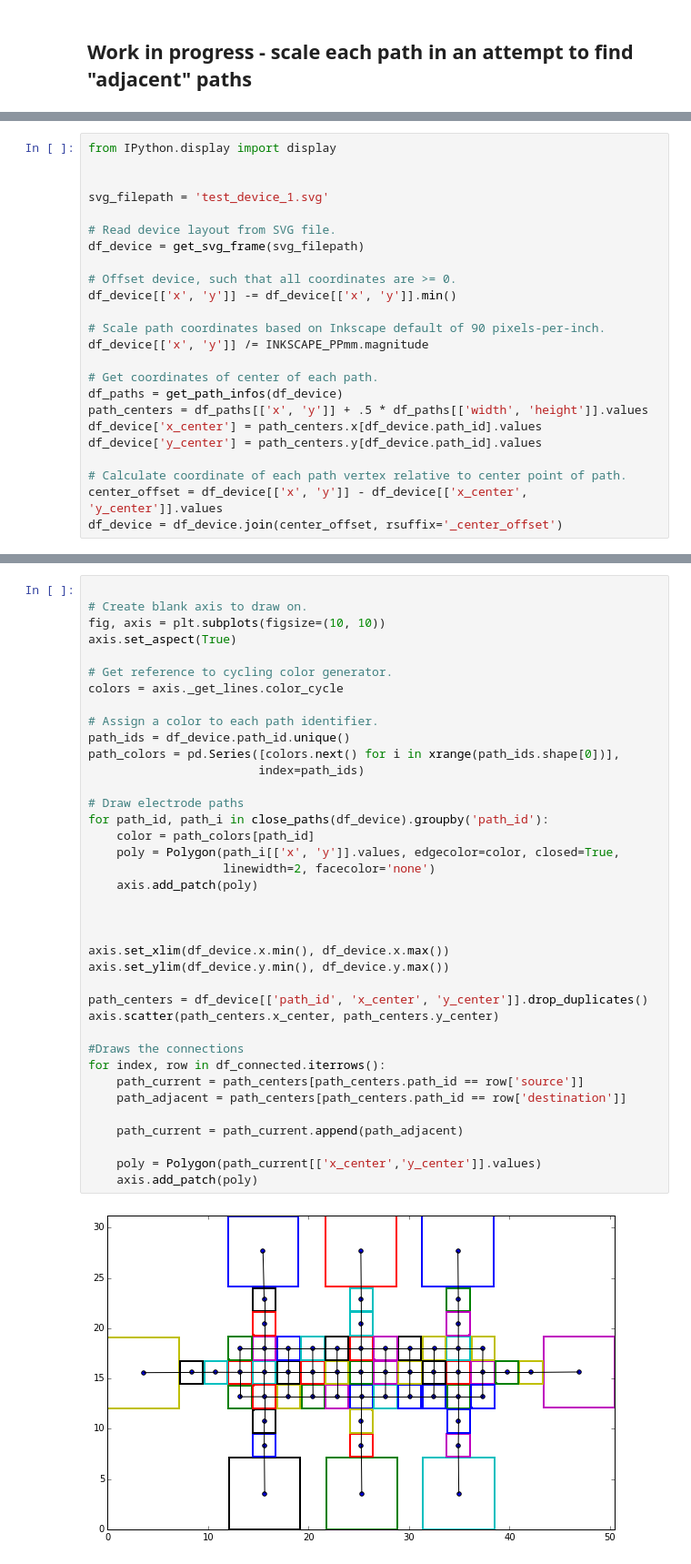
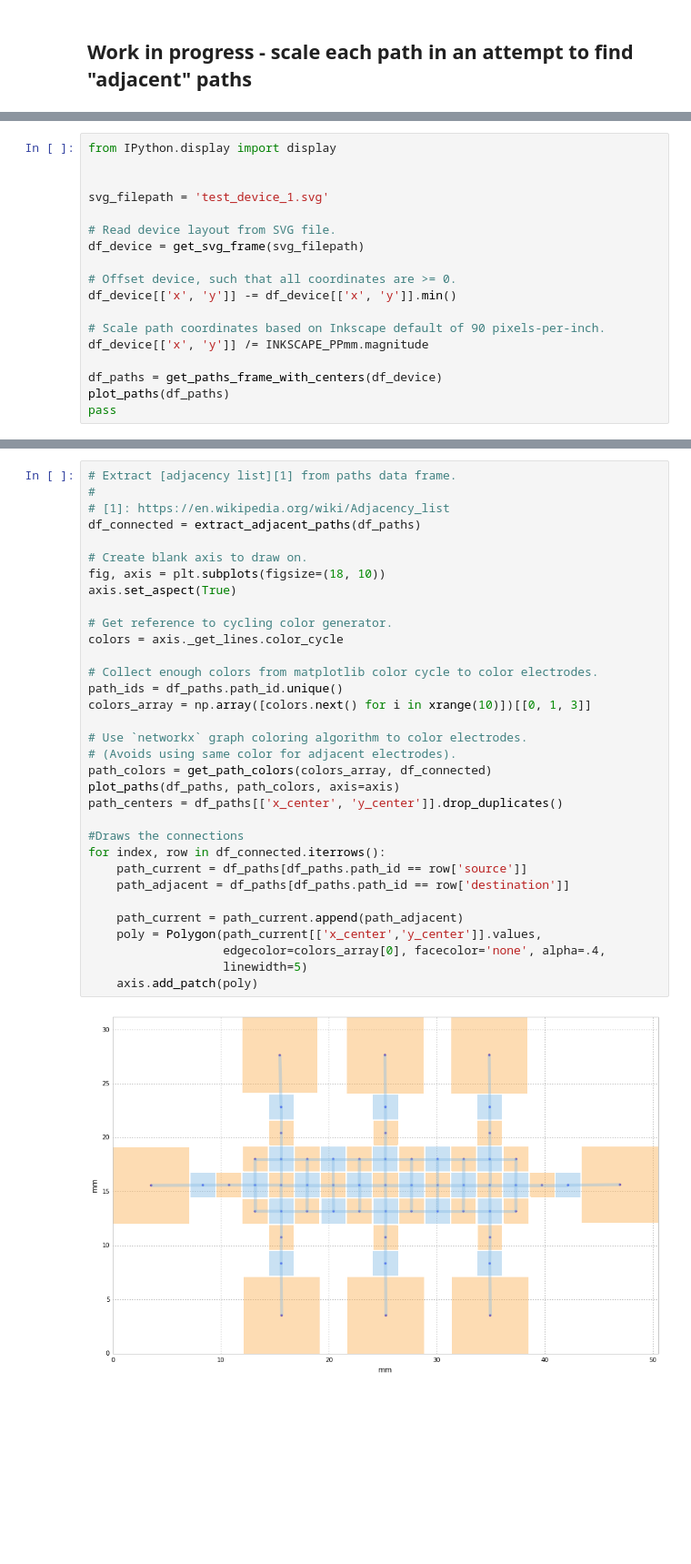
Before and after one commit to wheeler-microfluidics/device-connection-graph, a Jupyter notebook: Device connection graph.ipynb, the cells around one changed output, grey strips where cells are left out. Shown at 91% size. Cells and saved outputs as stored; diff of their text form; blank space fills up the shorter version.

Commit message:
Color graph using networkx

```diff
--- a/Device connection graph.ipynb
+++ b/Device connection graph.ipynb
@@ -55,12 +164,6 @@ df_device[['x', 'y']] -= df_device[['x', 'y']].min()
 # Scale path coordinates based on Inkscape default of 90 pixels-per-inch.
 df_device[['x', 'y']] /= INKSCAPE_PPmm.magnitude
 
-# Get coordinates of center of each path.
-df_paths = get_path_infos(df_device)
-path_centers = df_paths[['x', 'y']] + .5 * df_paths[['width', 'height']].values
-df_device['x_center'] = path_centers.x[df_device.path_id].values
-df_device['y_center'] = path_centers.y[df_device.path_id].values
-
-# Calculate coordinate of each path vertex relative to center point of path.
-center_offset = df_device[['x', 'y']] - df_device[['x_center', 'y_center']].values
-df_device = df_device.join(center_offset, rsuffix='_center_offset')
+df_paths = get_paths_frame_with_centers(df_device)
+plot_paths(df_paths)
+pass
@@ -159,40 +174,35 @@ df_connected = pd.DataFrame(row_list)
 # %%
+# Extract [adjacency list][1] from paths data frame.
+#
+# [1]: https://en.wikipedia.org/wiki/Adjacency_list
+df_connected = extract_adjacent_paths(df_paths)
 
 # Create blank axis to draw on.
-fig, axis = plt.subplots(figsize=(10, 10))
+fig, axis = plt.subplots(figsize=(18, 10))
 axis.set_aspect(True)
 
 # Get reference to cycling color generator.
 colors = axis._get_lines.color_cycle
 
-# Assign a color to each path identifier.
-path_ids = df_device.path_id.unique()
-path_colors = pd.Series([colors.next() for i in xrange(path_ids.shape[0])],
-                        index=path_ids)
+# Collect enough colors from matplotlib color cycle to color electrodes.
+path_ids = df_paths.path_id.unique()
+colors_array = np.array([colors.next() for i in xrange(10)])[[0, 1, 3]]
 
-# Draw electrode paths
-for path_id, path_i in close_paths(df_device).groupby('path_id'):
-    color = path_colors[path_id]
-    poly = Polygon(path_i[['x', 'y']].values, edgecolor=color, closed=True,
-                   linewidth=2, facecolor='none')
-    axis.add_patch(poly)
-
-
-
-axis.set_xlim(df_device.x.min(), df_device.x.max())
-axis.set_ylim(df_device.y.min(), df_device.y.max())
-
-path_centers = df_device[['path_id', 'x_center', 'y_center']].drop_duplicates()
-axis.scatter(path_centers.x_center, path_centers.y_center)
+# Use `networkx` graph coloring algorithm to color electrodes.
+# (Avoids using same color for adjacent electrodes).
+path_colors = get_path_colors(colors_array, df_connected)
+plot_paths(df_paths, path_colors, axis=axis)
+path_centers = df_paths[['x_center', 'y_center']].drop_duplicates()
 
 #Draws the connections
 for index, row in df_connected.iterrows():
-    path_current = path_centers[path_centers.path_id == row['source']]
-    path_adjacent = path_centers[path_centers.path_id == row['destination']]
+    path_current = df_paths[df_paths.path_id == row['source']]
+    path_adjacent = df_paths[df_paths.path_id == row['destination']]
 
     path_current = path_current.append(path_adjacent)
-
-    poly = Polygon(path_current[['x_center','y_center']].values)
+    poly = Polygon(path_current[['x_center','y_center']].values,
+                   edgecolor=colors_array[0], facecolor='none', alpha=.4,
+                   linewidth=5)
     axis.add_patch(poly)
 # %% [output]
-[figure, old version]
+[figure, new version]
```
Also changed, not shown: parts of 11 cells of this notebook.
